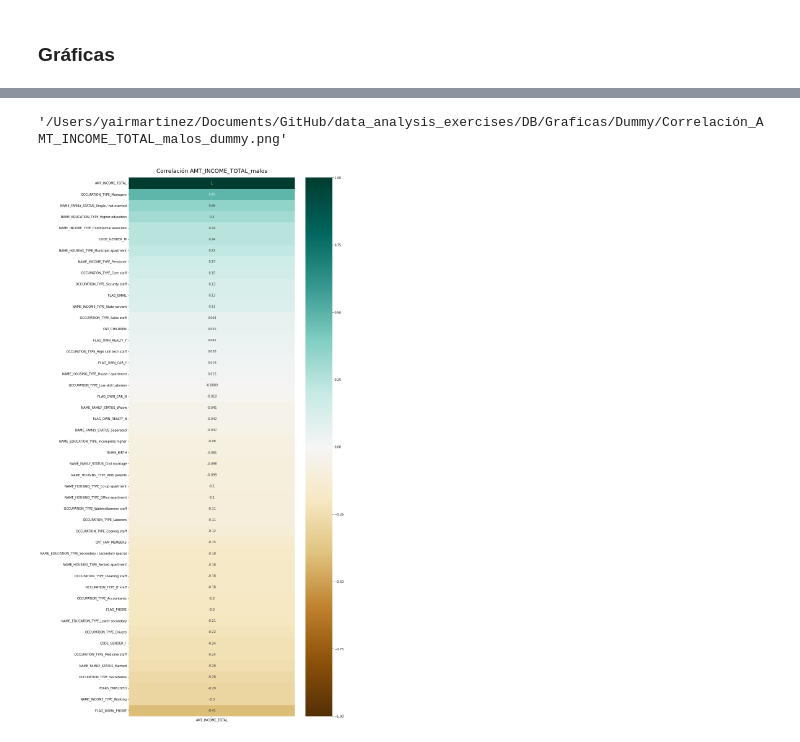
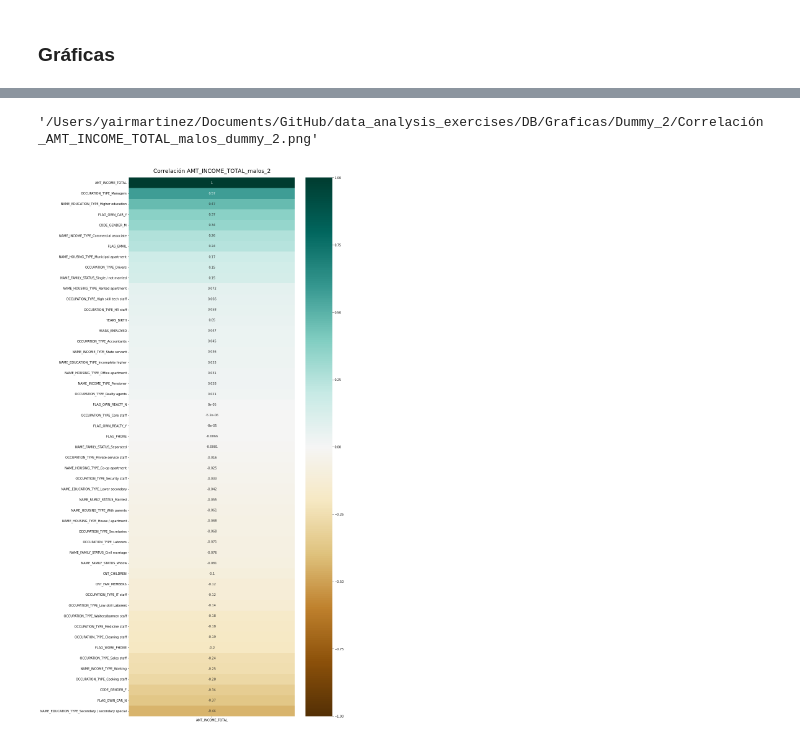
Before and after one commit to lymc33/Data_analysis_exercises, a Jupyter notebook: KPI_exercise/10_client_corr_dummy_2.ipynb, the cells around one changed output, grey strips where cells are left out. Saved outputs shown, nothing was run; the diff lists cells and outputs as text; code cells hidden in the pictures.

Commit message:
Update 10_client_corr_dummy_2.ipynb
Final graphs

```diff
--- a/KPI_exercise/10_client_corr_dummy_2.ipynb
+++ b/KPI_exercise/10_client_corr_dummy_2.ipynb
@@ -11,9 +11,9 @@ import matplotlib.pyplot as plt
 # %%
 dfAll = pd.read_csv('/Users/yairmartinez/Documents/GitHub/data_analysis_exercises/DB/Tablas/dfAll.csv')
 
-df_clientes_malos = pd.read_csv('/Users/yairmartinez/Documents/GitHub/data_analysis_exercises/DB/Tablas/df_STATUS/df_clientes_malos.csv')
-df_clientes_regulares = pd.read_csv('/Users/yairmartinez/Documents/GitHub/data_analysis_exercises/DB/Tablas/df_STATUS/df_clientes_regulares.csv')
-df_clientes_vip = pd.read_csv('/Users/yairmartinez/Documents/GitHub/data_analysis_exercises/DB/Tablas/df_STATUS/df_clientes_vip.csv')
+df_clientes_malos = pd.read_csv('/Users/yairmartinez/Documents/GitHub/data_analysis_exercises/DB/Tablas/df_STATUSm/dfm_clientes_malos.csv')
+df_clientes_regulares = pd.read_csv('/Users/yairmartinez/Documents/GitHub/data_analysis_exercises/DB/Tablas/df_STATUSm/dfm_clientes_regulares.csv')
+df_clientes_vip = pd.read_csv('/Users/yairmartinez/Documents/GitHub/data_analysis_exercises/DB/Tablas/df_STATUSm/dfm_clientes_vip.csv')
 # %% [markdown]
 ### Limpieza datos y variables dummy
 # %%
@@ -198,12 +198,12 @@ shutil.move(pos1,pos2)
 # %%
 plt.figure(figsize=(12,32))
 heatmap = sns.heatmap(s_clientes_malos_1.corr()[['AMT_INCOME_TOTAL']].sort_values(by='AMT_INCOME_TOTAL', ascending=False), vmin=-1, vmax=1, annot=True, cmap='BrBG')
-heatmap.set_title('Correlación AMT_INCOME_TOTAL_malos', fontdict={'fontsize':18}, pad=16);
+heatmap.set_title('Correlación AMT_INCOME_TOTAL_malos_2', fontdict={'fontsize':18}, pad=16);
 
-plt.savefig('Correlación_AMT_INCOME_TOTAL_malos_dummy.png', dpi=300, bbox_inches='tight')
-pos1= '/Users/yairmartinez/Documents/GitHub/data_analysis_exercises/KPI_exercise/Correlación_AMT_INCOME_TOTAL_malos_dummy.png'
-pos2= '/Users/yairmartinez/Documents/GitHub/data_analysis_exercises/DB/Graficas/Dummy/Correlación_AMT_INCOME_TOTAL_malos_dummy.png'
+plt.savefig('Correlación_AMT_INCOME_TOTAL_malos_dummy_2.png', dpi=300, bbox_inches='tight')
+pos1= '/Users/yairmartinez/Documents/GitHub/data_analysis_exercises/KPI_exercise/Correlación_AMT_INCOME_TOTAL_malos_dummy_2.png'
+pos2= '/Users/yairmartinez/Documents/GitHub/data_analysis_exercises/DB/Graficas/Dummy_2/Correlación_AMT_INCOME_TOTAL_malos_dummy_2.png'
 shutil.move(pos1,pos2)
 # %% [output]
-'/Users/yairmartinez/Documents/GitHub/data_analysis_exercises/DB/Graficas/Dummy/Correlación_AMT_INCOME_TOTAL_malos_dummy.png'
+'/Users/yairmartinez/Documents/GitHub/data_analysis_exercises/DB/Graficas/Dummy_2/Correlación_AMT_INCOME_TOTAL_malos_dummy_2.png'
-[figure, old version]
+[figure, new version]
```
Also changed, not shown: parts of 6 cells of this notebook.
